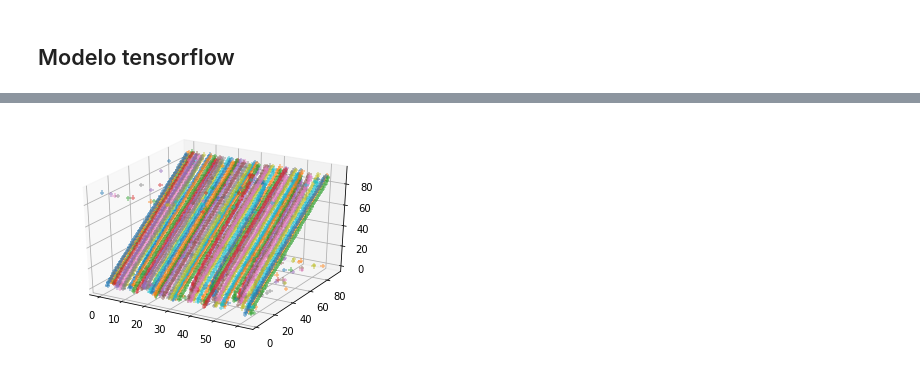
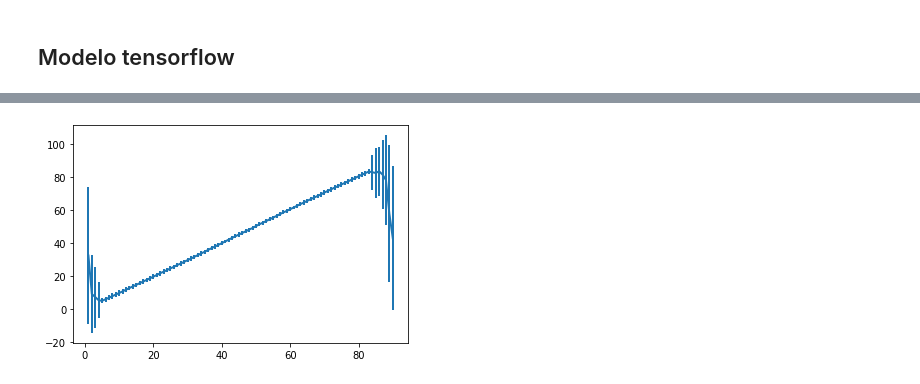
Before and after one commit to JairoSSantos/PAC-project, a Jupyter notebook: cnn/notebooks/scale-detection.ipynb, the cells around one changed output, grey strips where cells are left out. Saved outputs shown, nothing was run; the diff lists cells and outputs as text; code cells hidden in the pictures.

Commit message:
Detecção da inclinação - aprimoramento e testes
Aplicando conceitos de estatística circular para detectar a inclinação, através da FFT bidimesional, de uma imagem.

```diff
--- a/cnn/notebooks/scale-detection.ipynb
+++ b/cnn/notebooks/scale-detection.ipynb
@@ -277,10 +270,12 @@ def find_slope(img, t=25e-4):
 # %%
 At = np.arange(1, 91)
-A = np.stack([find_slope(rotate(img, a, mode='constant')) for a in At])
+
+%time A = np.stack([find_slope(rotate(img, a, mode='reflect')) for a in At])
 
 fig, ax = plt.subplots()
-ax.errorbar(At, A[:, 0], A[:, 1], alpha=0.5, marker='o', markeredgecolor='k')
-ax.plot(At, At, 'k--')
-#ax.set_aspect('equal')
+
+ax.errorbar(At, A[:, 0], A[:, 1], fmt='o', alpha=0.5, markeredgecolor='k')
+ax.plot(At, At, 'k--', lw=3)
+
 plt.show()
 # %% [output]
@@ -288,15 +293,5 @@ plt.show()
 # %%
-fig = plt.figure()
-ax = fig.add_subplot(111, projection='3d')
-
-At = np.arange(1, 91)
-E = []
-for i in range(num_samples):
-    A = np.stack([find_slope(rotate(images[i], a, mode='reflect')) for a in At])
-    e = np.abs(At-A[:, 0])/At*100
-    ax.scatter(np.full(At.shape, i), A[:, 0], At, marker='+', alpha=0.5)
-    E.append(e.mean())
-#plt.plot(E, 'r-')
+plt.errorbar(At, A[..., 0].mean(axis=0), A[..., 0].std(axis=0), lw=2)
 plt.show()
 # %% [output]
-[figure, old version]
+[figure, new version]
```
Also changed, not shown: parts of 25 cells of this notebook, 1 other file.
